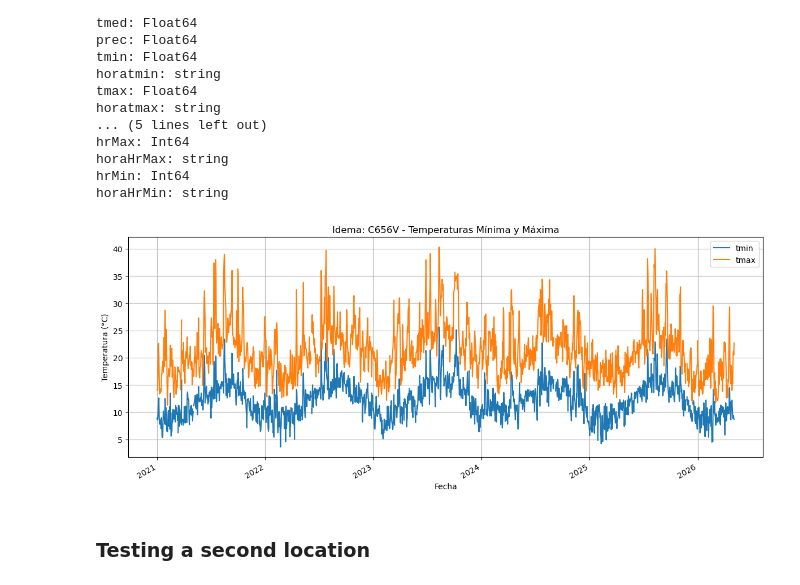
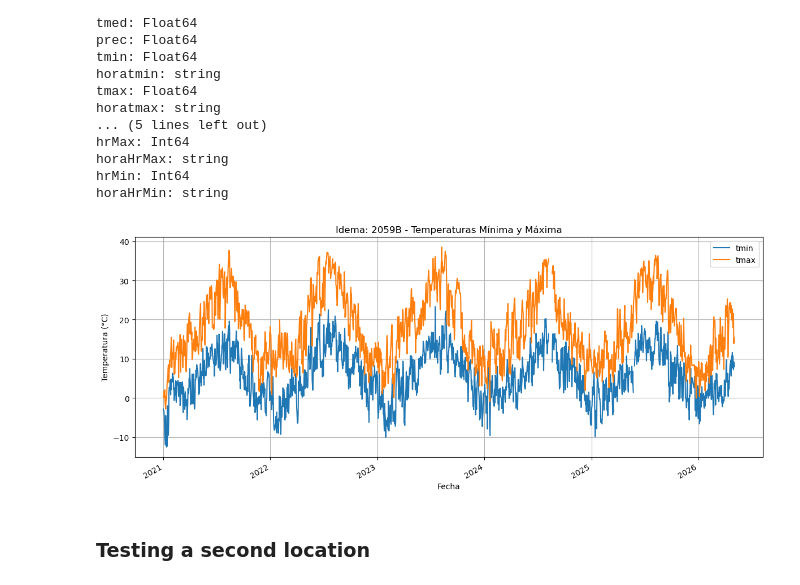
Before and after one commit to reddgr/energy-price-forecasting-in-power-grids, a Jupyter notebook: notebooks/05_historical_weather_data_download.ipynb, the cells around one changed output. Drawn from its saved outputs; the diff is of its cells as text; code cells hidden in the pictures.

```diff
--- a/notebooks/05_historical_weather_data_download.ipynb
+++ b/notebooks/05_historical_weather_data_download.ipynb
@@ -44,8 +45,8 @@ AEMET_API_KEY: eyJ**************************************************************
 # %% [markdown]
 ### Exploring station codes
 # %%
-json_path = os.path.join(ROOT, "json", "locations.json")
-with open(json_path, "r", encoding="utf-8") as f:
+lacations_dict = os.path.join(JSON_DIR, "locations.json")
+with open(lacations_dict, "r", encoding="utf-8") as f:
     locations_df = pd.DataFrame(
         list(json.load(f).items()),
         columns=["code", "location"]
@@ -91,6 +92,7 @@ print(last_date)
 # %% [markdown]
 ### Retrieving 6+ months of historical data
 # %%
-sample_idema = "C656V"
-df = download_station_data(client, station_id=sample_idema, start_date="2021-01-01", max_retries=5, sleep_seconds=6)
+client = AemetClient(API_KEY)
+station_id = "2059B"
+df = download_station_data(client, station_id=station_id, start_date="2021-01-01", max_retries=5, sleep_seconds=6)
 # %% [output]
@@ -150,35 +152,9 @@ hrMax: object
 horaHrMax: object
 hrMin: object
 horaHrMin: object
-# %%
-date_cols = ["fecha"]
-text_cols = ["indicativo", "nombre", "provincia"]
-int_cols = ["altitud", "dir", "hrMedia", "hrMax", "hrMin"]
-float_cols = ["tmed", "prec", "tmin", "tmax", "velmedia", "racha", "sol", "presMax", "presMin"]
-time_cols = ["horatmin", "horatmax", "horaracha", "horaPresMax", "horaPresMin", "horaHrMax", "horaHrMin"]
-
-for col in date_cols:
-    if col in df.columns:
-        df[col] = pd.to_datetime(df[col], format="%Y-%m-%d", errors="coerce")
-
-for col in text_cols:
-    if col in df.columns:
-        df[col] = df[col].astype("string").str.strip()
-
-for col in int_cols:
-    if col in df.columns:
-        df[col] = (
-            pd.to_numeric(df[col].astype("string").str.replace(",", ".", regex=False), errors="coerce")
-            .astype("Int64")
-        )
-
-for col in float_cols:
-    if col in df.columns:
-        df[col] = pd.to_numeric(df[col].astype("string").str.replace(",", ".", regex=False), errors="coerce")
-
-for col in time_cols:
-    if col in df.columns:
-        df[col] = df[col].astype("string").str.strip()
+# %%
+schema_path = os.path.join(JSON_DIR, "data-fields.json")
+df = cast_columns(df, schema_path)
 # %%
 df.columns
 print("\nColumn types:")
@@ -207,13 +183,13 @@ df.to_csv(os.path.join(CSV_DIR,f"hist_{sample_idema}_from_2021.csv"), index=Fals
 # %%
 ax = df.sort_values("fecha").plot(x="fecha", y=["tmin", "tmax"], kind="line", figsize=(12,5))
 ax.set_xlabel("Fecha")
 ax.set_ylabel("Temperatura (°C)")
-ax.set_title(f"Idema: {sample_idema} - Temperaturas Mínima y Máxima")
+ax.set_title(f"Idema: {station_id} - Temperaturas Mínima y Máxima")
 ax.grid(True)
 plt.tight_layout()
 plt.show()
 # %% [output]
-[figure, old version]
+[figure, new version]
 # %% [markdown]
 ### Testing a second location
 # %%
```
Also changed, not shown: parts of 7 cells of this notebook, 3 other files.
